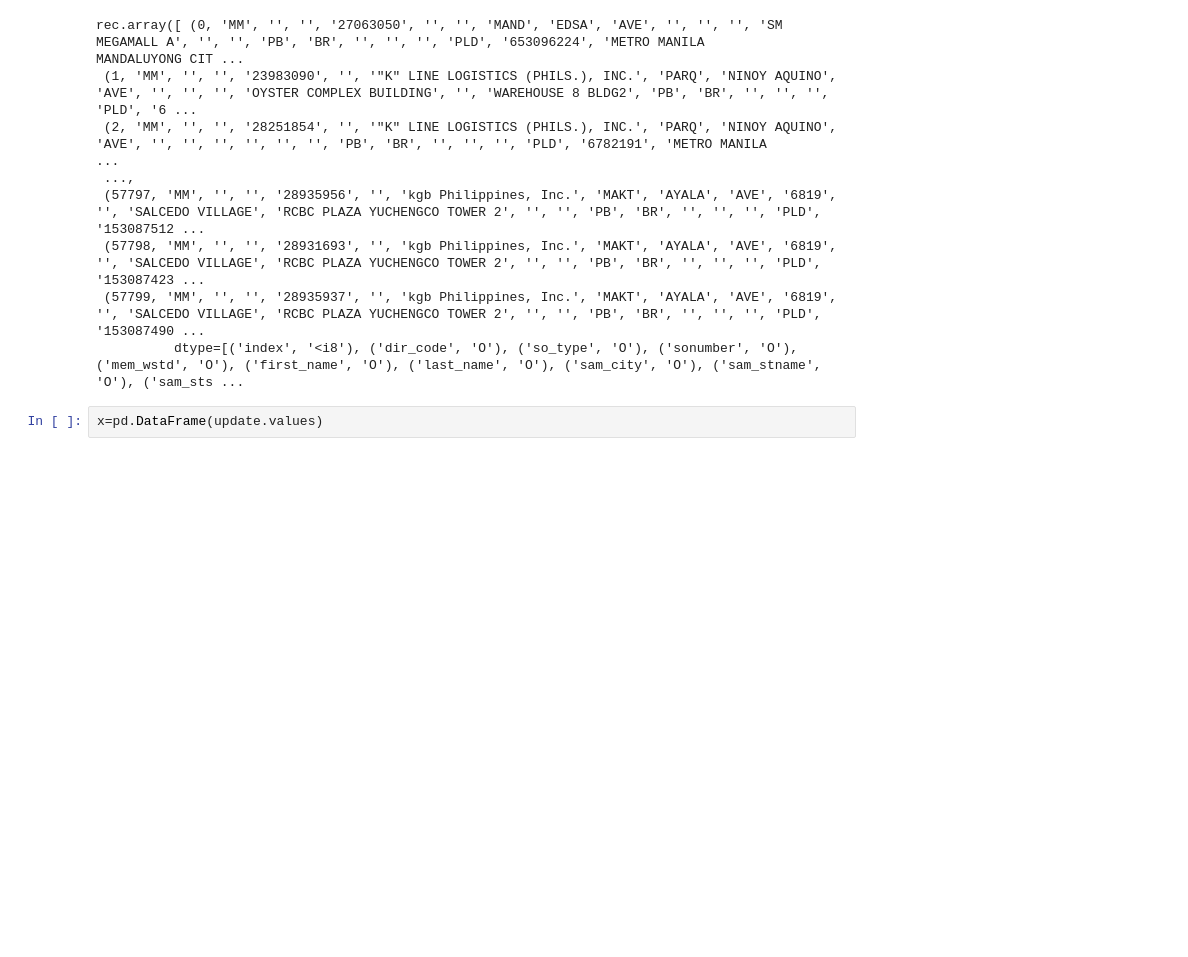
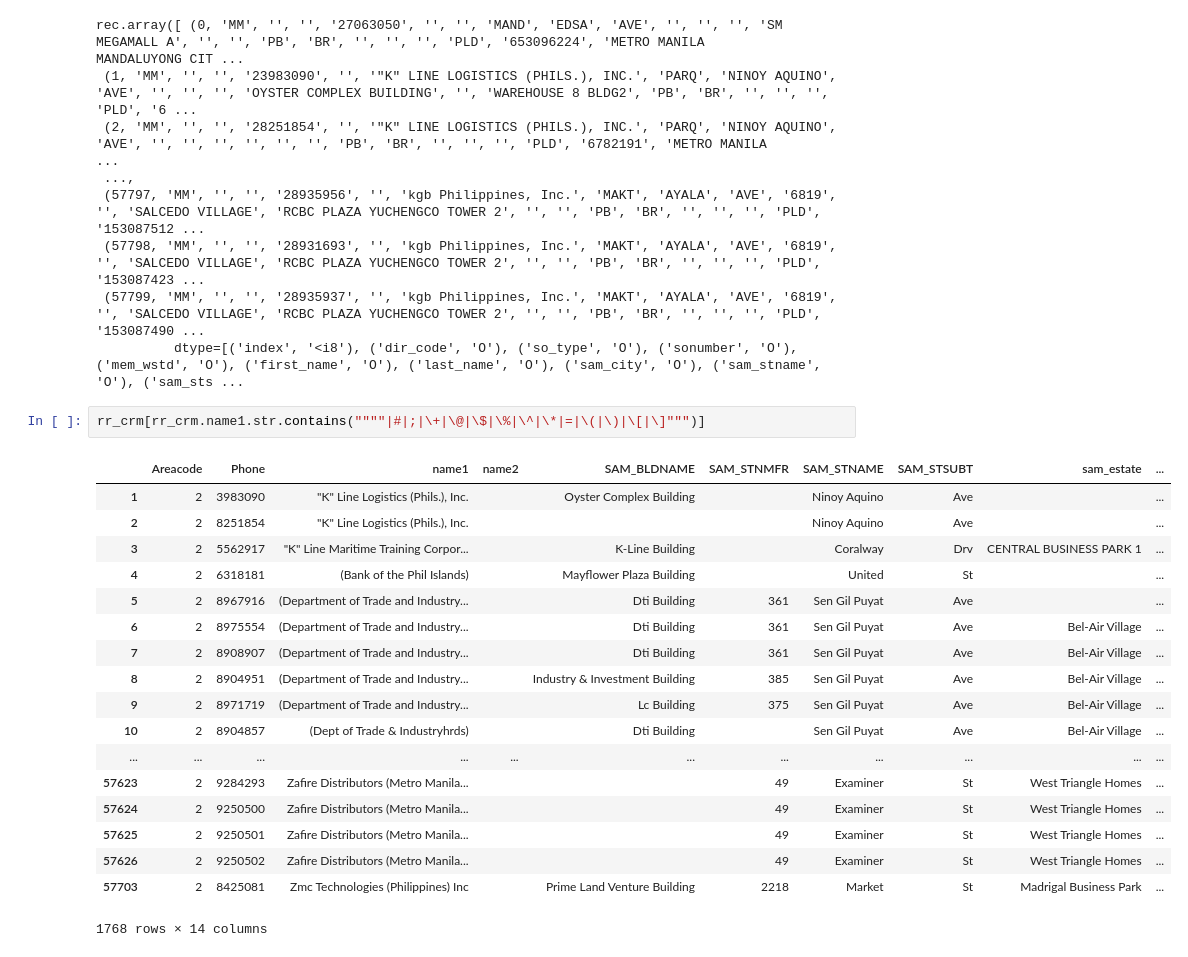
Before and after one commit to ncolina/DPC_SO, a Jupyter notebook: Testing.ipynb, the cells around one changed output. Saved outputs shown, nothing was run; the diff lists cells and outputs as text; blank space fills up the shorter version.

```diff
--- a/Testing.ipynb
+++ b/Testing.ipynb
@@ -700,6 +700,25 @@ rec.array([ (0, 'MM', '', '', '27063050', '', '', 'MAND', 'EDSA', 'AVE', '', '',
  (57798, 'MM', '', '', '28931693', '', 'kgb Philippines, Inc.', 'MAKT', 'AYALA', 'AVE', '6819', '', 'SALCEDO VILLAGE', 'RCBC PLAZA YUCHENGCO TOWER 2', '', '', 'PB', 'BR', '', '', '', 'PLD', '153087423 ...
  (57799, 'MM', '', '', '28935937', '', 'kgb Philippines, Inc.', 'MAKT', 'AYALA', 'AVE', '6819', '', 'SALCEDO VILLAGE', 'RCBC PLAZA YUCHENGCO TOWER 2', '', '', 'PB', 'BR', '', '', '', 'PLD', '153087490 ...
           dtype=[('index', '<i8'), ('dir_code', 'O'), ('so_type', 'O'), ('sonumber', 'O'), ('mem_wstd', 'O'), ('first_name', 'O'), ('last_name', 'O'), ('sam_city', 'O'), ('sam_stname', 'O'), ('sam_sts ...
-# %%
-x=pd.DataFrame(update.values)
+# %%
+rr_crm[rr_crm.name1.str.contains(""""|#|;|\+|\@|\$|\%|\^|\*|=|\(|\)|\[|\]""")]
+# %% [output]
+|  | Areacode | Phone | name1 | name2 | SAM_BLDNAME | SAM_STNMFR | SAM_STNAME | SAM_STSUBT | sam_estate | ... |
+| 1 | 2 | 3983090 | "K" Line Logistics (Phils.), Inc. |  | Oyster Complex Building |  | Ninoy Aquino | Ave |  | ... |
+| 2 | 2 | 8251854 | "K" Line Logistics (Phils.), Inc. |  |  |  | Ninoy Aquino | Ave |  | ... |
+| 3 | 2 | 5562917 | "K" Line Maritime Training Corpor... |  | K-Line Building |  | Coralway | Drv | CENTRAL BUSINESS PARK 1 | ... |
+| 4 | 2 | 6318181 | (Bank of the Phil Islands) |  | Mayflower Plaza Building |  | United | St |  | ... |
+| 5 | 2 | 8967916 | (Department of Trade and Industry... |  | Dti Building | 361 | Sen Gil Puyat | Ave |  | ... |
+| 6 | 2 | 8975554 | (Department of Trade and Industry... |  | Dti Building | 361 | Sen Gil Puyat | Ave | Bel-Air Village | ... |
+| 7 | 2 | 8908907 | (Department of Trade and Industry... |  | Dti Building | 361 | Sen Gil Puyat | Ave | Bel-Air Village | ... |
+| 8 | 2 | 8904951 | (Department of Trade and Industry... |  | Industry & Investment Building | 385 | Sen Gil Puyat | Ave | Bel-Air Village | ... |
+| 9 | 2 | 8971719 | (Department of Trade and Industry... |  | Lc Building | 375 | Sen Gil Puyat | Ave | Bel-Air Village | ... |
+| 10 | 2 | 8904857 | (Dept of Trade & Industryhrds) |  | Dti Building |  | Sen Gil Puyat | Ave | Bel-Air Village | ... |
+| ... | ... | ... | ... | ... | ... | ... | ... | ... | ... | ... |
+| 57623 | 2 | 9284293 | Zafire Distributors (Metro Manila... |  |  | 49 | Examiner | St | West Triangle Homes | ... |
+| 57624 | 2 | 9250500 | Zafire Distributors (Metro Manila... |  |  | 49 | Examiner | St | West Triangle Homes | ... |
+| 57625 | 2 | 9250501 | Zafire Distributors (Metro Manila... |  |  | 49 | Examiner | St | West Triangle Homes | ... |
+| 57626 | 2 | 9250502 | Zafire Distributors (Metro Manila... |  |  | 49 | Examiner | St | West Triangle Homes | ... |
+| 57703 | 2 | 8425081 | Zmc Technologies (Philippines) Inc |  | Prime Land Venture Building | 2218 | Market | St | Madrigal Business Park | ... |
+1768 rows × 14 columns
 # %%
```
Also changed, not shown: parts of 9 cells of this notebook, 7 other files.
